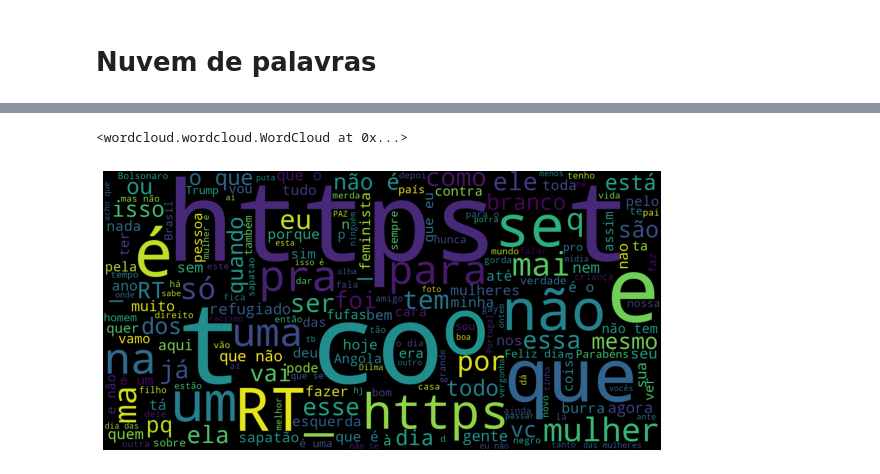
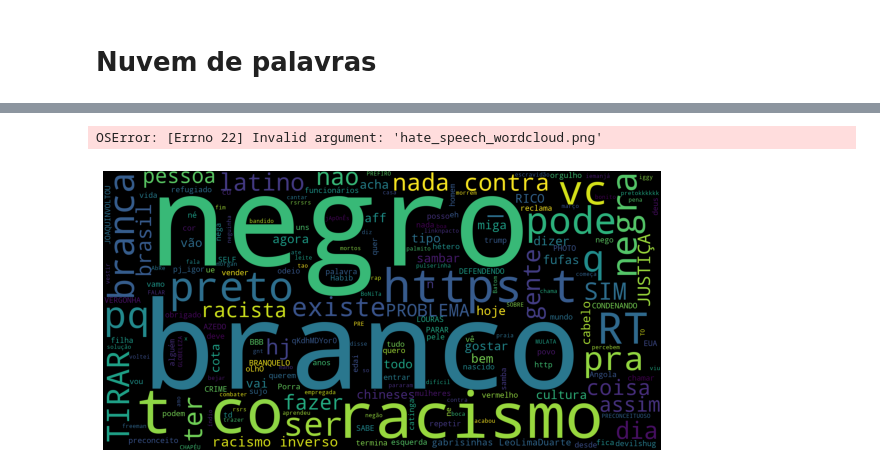
Before and after one commit to bia-souza/TCC_Hate_Speech, a Jupyter notebook: Embbeding.ipynb, the cells around one changed output, grey strips where cells are left out. Cells and saved outputs as stored; diff of their text form; code cells hidden in the pictures.

```diff
--- a/Embbeding.ipynb
+++ b/Embbeding.ipynb
@@ -28,30 +38,45 @@ from wordcloud import WordCloud, STOPWORDS, ImageColorGenerator
 # %%
 # concatenar as palavras
-all_comments = " ".join(text for text in df_hate_speech["text"])
+all_comments = " ".join(text for text in df_hate_speech["text"] if len(text)>2)
 
 all_hashtags = ""
 for comment in df_hate_speech["text"]:
     for word in comment.split(" "):
         if word != "":
             if(word[0] == "#"):
                 all_hashtags += " " + word
 
+df_hs = df_hate_speech[df_hate_speech["Hate.speech"]==1]
+hatespeech_comments = " ".join(text for text in df_hs["text"] if len(text)>2)
+
+df_sx = df_hate_speech[df_hate_speech["Sexism"]==1]
+sexism_comments = " ".join(text for text in df_sx["text"] if len(text)>2)
+
+df_rc = df_hate_speech[df_hate_speech["Racism"]==1]
+racism_comments = " ".join(text for text in df_rc["text"] if len(text)>2)
+
+df_hm = df_hate_speech[df_hate_speech["Homophobia"]==1]
+homophobia_comments = " ".join(text for text in df_hm["text"] if len(text)>2)
+
+df_bd = df_hate_speech[df_hate_speech["Body"]==1]
+body_comments = " ".join(text for text in df_bd["text"] if len(text)>2)
+
 # lista de stopword
-stopwords = set(STOPWORDS)
-stopwords.update(["da", "meu", "em", "você", "de", "ao", "os"])
+#stopwords = set(STOPWORDS)
+#stopwords.update(["da", "meu", "em", "você", "de", "ao", "os"])
 
 # gerar uma wordcloud
-wordcloud = WordCloud(stopwords=stopwords,
+wordcloud = WordCloud(stopwords=stopwords.words('portuguese'),
                       background_color="black",
-                      width=1600, height=800).generate(all_comments)
+                      width=1600, height=800).generate(racism_comments)
 
 # mostrar a imagem final
 fig, ax = plt.subplots(figsize=(10,6))
 ax.imshow(wordcloud, interpolation='bilinear')
 ax.set_axis_off()
 
 plt.imshow(wordcloud);
 wordcloud.to_file("hate_speech_wordcloud.png")
 # %% [output]
-<wordcloud.wordcloud.WordCloud at 0x...>
+OSError: [Errno 22] Invalid argument: 'hate_speech_wordcloud.png'
-[figure, old version]
+[figure, new version]
```
Also changed, not shown: parts of 2 cells of this notebook.
